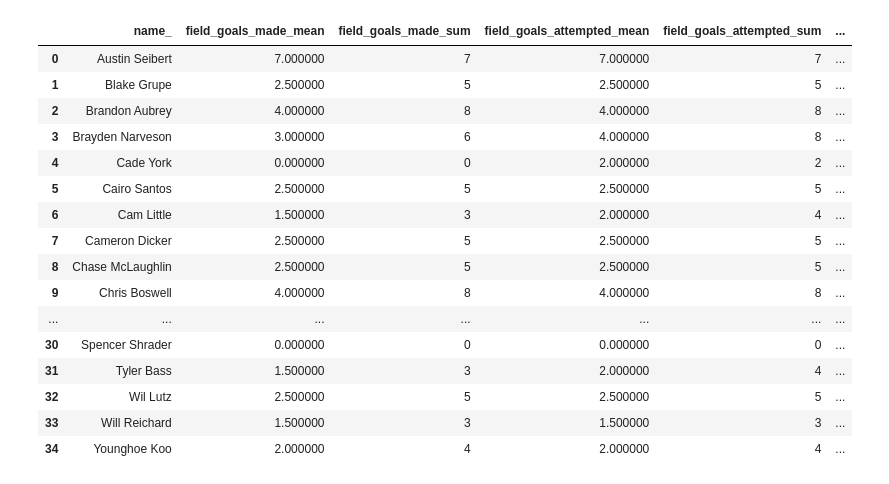
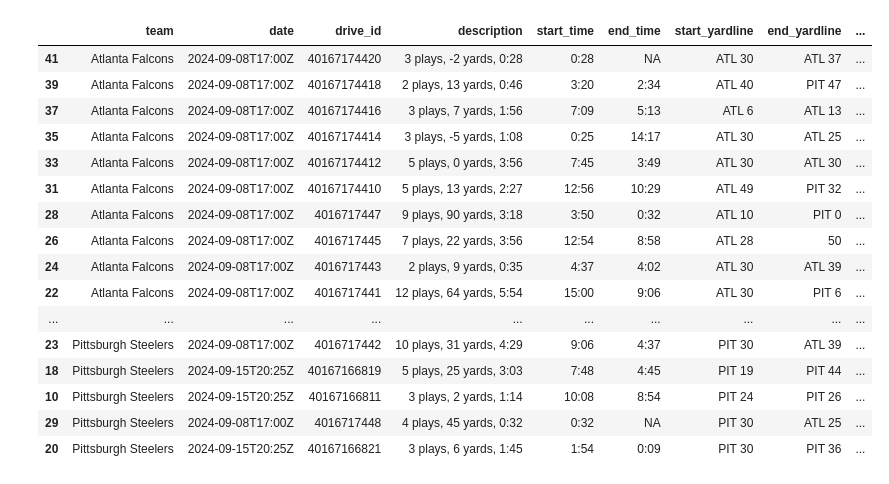
Before and after one commit to ajpaladi/412analytics, a Jupyter notebook: fouronetwo_testing.ipynb, the cells around one changed output. Drawn from its saved outputs; the diff is of its cells as text; code cells hidden in the pictures.

```diff
--- a/fouronetwo_testing.ipynb
+++ b/fouronetwo_testing.ipynb
@@ -21,20 +23,20 @@ fetch = Fetch()
 # %%
-fetch.field_goal_boxscore(year=2024, pivot=True)
+fetch.drives(year=2024, team='Pittsburgh Steelers')
 # %% [output]
-|  | name_ | field_goals_made_mean | field_goals_made_sum | field_goals_attempted_mean | field_goals_attempted_sum | ... |
-| 0 | Austin Seibert | 7.000000 | 7 | 7.000000 | 7 | ... |
-| 1 | Blake Grupe | 2.500000 | 5 | 2.500000 | 5 | ... |
-| 2 | Brandon Aubrey | 4.000000 | 8 | 4.000000 | 8 | ... |
-| 3 | Brayden Narveson | 3.000000 | 6 | 4.000000 | 8 | ... |
-| 4 | Cade York | 0.000000 | 0 | 2.000000 | 2 | ... |
-| 5 | Cairo Santos | 2.500000 | 5 | 2.500000 | 5 | ... |
-| 6 | Cam Little | 1.500000 | 3 | 2.000000 | 4 | ... |
-| 7 | Cameron Dicker | 2.500000 | 5 | 2.500000 | 5 | ... |
-| 8 | Chase McLaughlin | 2.500000 | 5 | 2.500000 | 5 | ... |
-| 9 | Chris Boswell | 4.000000 | 8 | 4.000000 | 8 | ... |
-| ... | ... | ... | ... | ... | ... | ... |
-| 30 | Spencer Shrader | 0.000000 | 0 | 0.000000 | 0 | ... |
-| 31 | Tyler Bass | 1.500000 | 3 | 2.000000 | 4 | ... |
-| 32 | Wil Lutz | 2.500000 | 5 | 2.500000 | 5 | ... |
-| 33 | Will Reichard | 1.500000 | 3 | 1.500000 | 3 | ... |
-| 34 | Younghoe Koo | 2.000000 | 4 | 2.000000 | 4 | ... |
+|  | team | date | drive_id | description | start_time | end_time | start_yardline | end_yardline | ... |
+| 41 | Atlanta Falcons | 2024-09-08T17:00Z | 40167174420 | 3 plays, -2 yards, 0:28 | 0:28 | NA | ATL 30 | ATL 37 | ... |
+| 39 | Atlanta Falcons | 2024-09-08T17:00Z | 40167174418 | 2 plays, 13 yards, 0:46 | 3:20 | 2:34 | ATL 40 | PIT 47 | ... |
+| 37 | Atlanta Falcons | 2024-09-08T17:00Z | 40167174416 | 3 plays, 7 yards, 1:56 | 7:09 | 5:13 | ATL 6 | ATL 13 | ... |
+| 35 | Atlanta Falcons | 2024-09-08T17:00Z | 40167174414 | 3 plays, -5 yards, 1:08 | 0:25 | 14:17 | ATL 30 | ATL 25 | ... |
+| 33 | Atlanta Falcons | 2024-09-08T17:00Z | 40167174412 | 5 plays, 0 yards, 3:56 | 7:45 | 3:49 | ATL 30 | ATL 30 | ... |
+| 31 | Atlanta Falcons | 2024-09-08T17:00Z | 40167174410 | 5 plays, 13 yards, 2:27 | 12:56 | 10:29 | ATL 49 | PIT 32 | ... |
+| 28 | Atlanta Falcons | 2024-09-08T17:00Z | 4016717447 | 9 plays, 90 yards, 3:18 | 3:50 | 0:32 | ATL 10 | PIT 0 | ... |
+| 26 | Atlanta Falcons | 2024-09-08T17:00Z | 4016717445 | 7 plays, 22 yards, 3:56 | 12:54 | 8:58 | ATL 28 | 50 | ... |
+| 24 | Atlanta Falcons | 2024-09-08T17:00Z | 4016717443 | 2 plays, 9 yards, 0:35 | 4:37 | 4:02 | ATL 30 | ATL 39 | ... |
+| 22 | Atlanta Falcons | 2024-09-08T17:00Z | 4016717441 | 12 plays, 64 yards, 5:54 | 15:00 | 9:06 | ATL 30 | PIT 6 | ... |
+| ... | ... | ... | ... | ... | ... | ... | ... | ... | ... |
+| 23 | Pittsburgh Steelers | 2024-09-08T17:00Z | 4016717442 | 10 plays, 31 yards, 4:29 | 9:06 | 4:37 | PIT 30 | ATL 39 | ... |
+| 18 | Pittsburgh Steelers | 2024-09-15T20:25Z | 40167166819 | 5 plays, 25 yards, 3:03 | 7:48 | 4:45 | PIT 19 | PIT 44 | ... |
+| 10 | Pittsburgh Steelers | 2024-09-15T20:25Z | 40167166811 | 3 plays, 2 yards, 1:14 | 10:08 | 8:54 | PIT 24 | PIT 26 | ... |
+| 29 | Pittsburgh Steelers | 2024-09-08T17:00Z | 4016717448 | 4 plays, 45 yards, 0:32 | 0:32 | NA | PIT 30 | ATL 25 | ... |
+| 20 | Pittsburgh Steelers | 2024-09-15T20:25Z | 40167166821 | 3 plays, 6 yards, 1:45 | 1:54 | 0:09 | PIT 30 | PIT 36 | ... |
```
Also changed, not shown: parts of 2 cells of this notebook, 1 other file.
